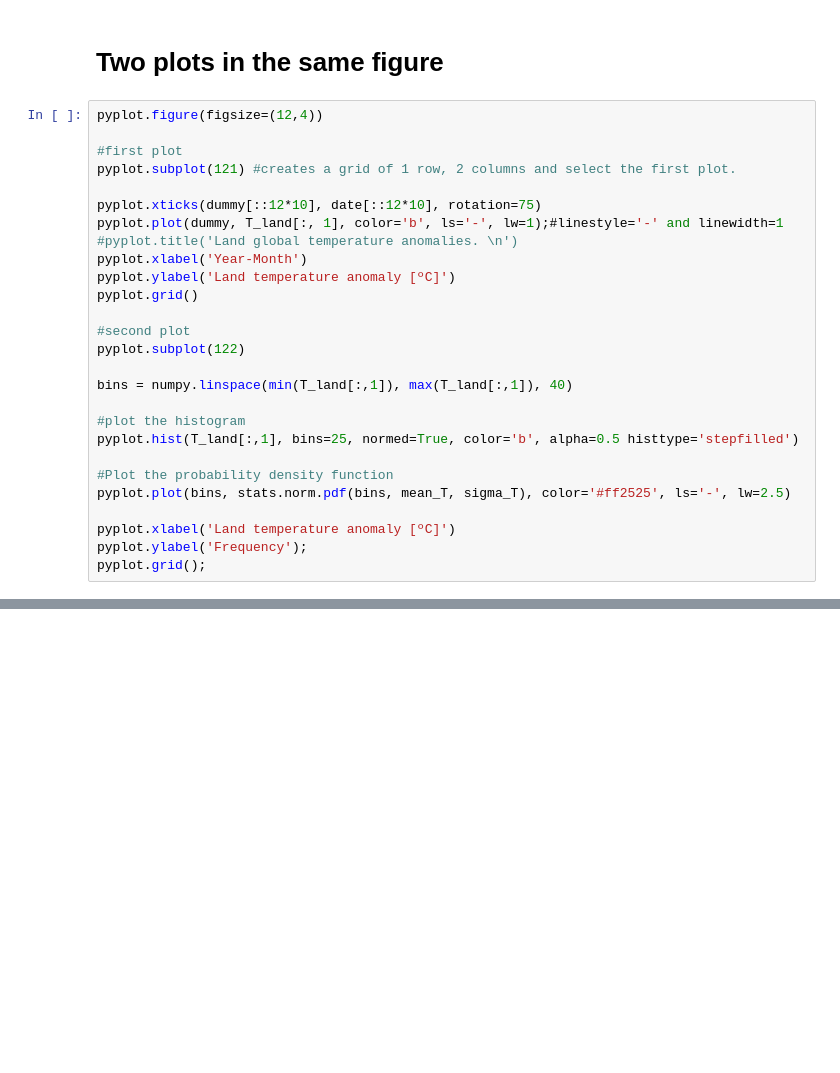
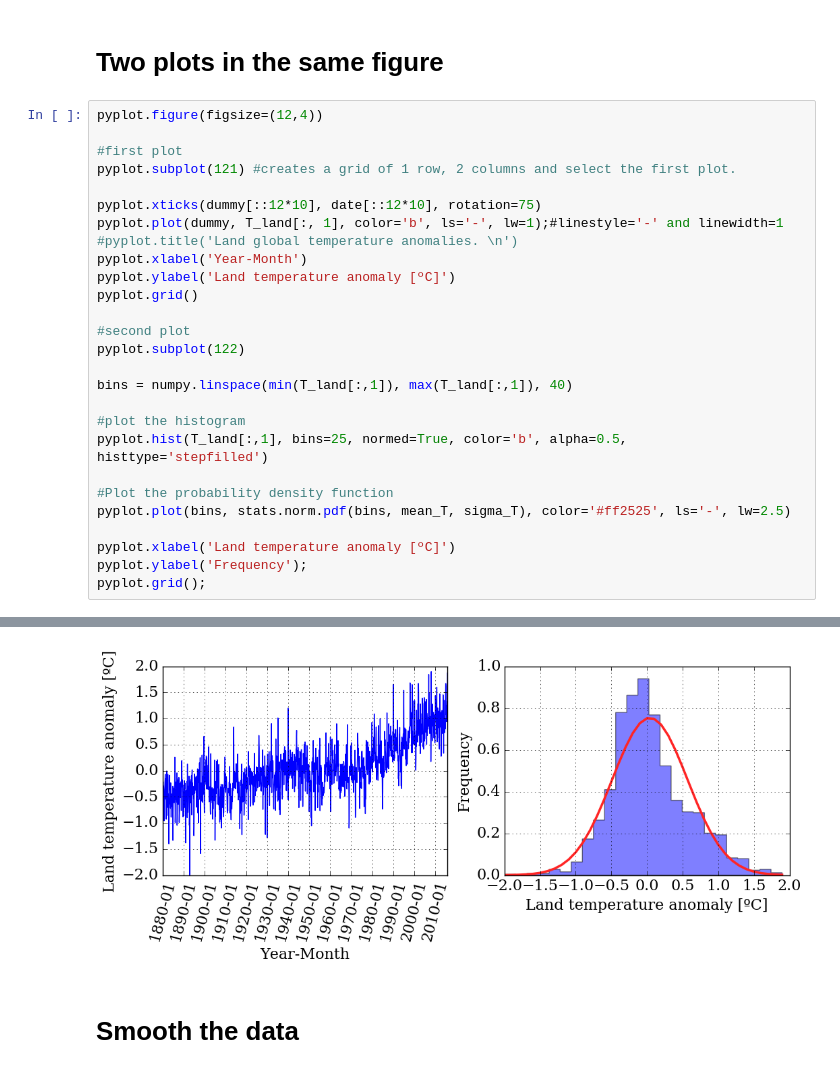
Before and after one commit to felipescobarv/notebooks, a Jupyter notebook: NOAA.ipynb, the cells around one changed output, grey strips where cells are left out. Cells and saved outputs as stored; diff of their text form; blank space fills up the shorter version.

```diff
--- a/NOAA.ipynb
+++ b/NOAA.ipynb
@@ -209,7 +209,7 @@ pyplot.subplot(122)
 bins = numpy.linspace(min(T_land[:,1]), max(T_land[:,1]), 40)
 
 #plot the histogram
-pyplot.hist(T_land[:,1], bins=25, normed=True, color='b', alpha=0.5 histtype='stepfilled')
+pyplot.hist(T_land[:,1], bins=25, normed=True, color='b', alpha=0.5, histtype='stepfilled')
 
 #Plot the probability density function
 pyplot.plot(bins, stats.norm.pdf(bins, mean_T, sigma_T), color='#ff2525', ls='-', lw=2.5)
@@ -221,0 +221,3 @@ SyntaxError: invalid syntax (<ipython-input-49-dda78e86efda>, line 19)
+[figure, added]
+# %% [markdown]
+# Smooth the data
```
Also changed, not shown: parts of 5 cells of this notebook.
